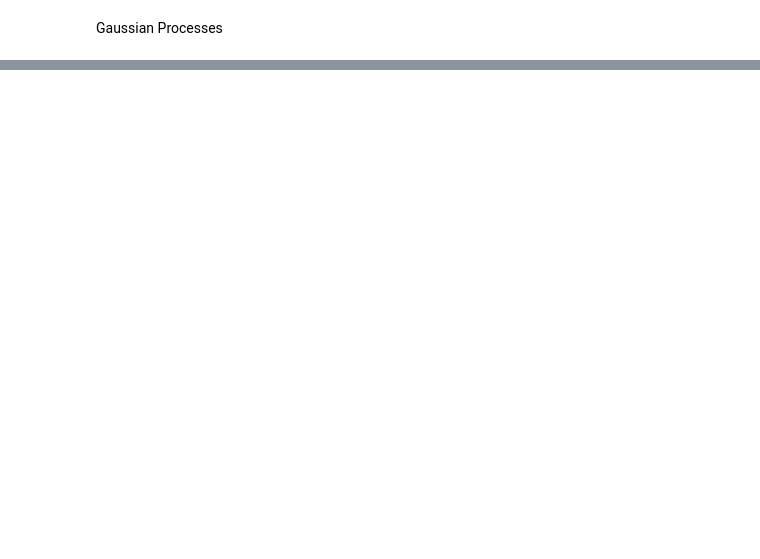
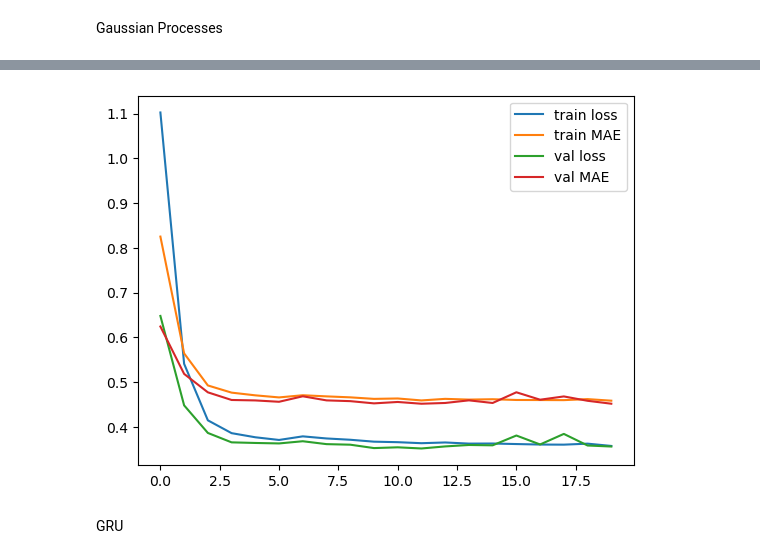
Before and after one commit to Marc-CC/Teen-Obesity-predictor-App, a Jupyter notebook: ML_models_tfm.ipynb, the cells around one changed output, grey strips where cells are left out. Drawn from its saved outputs; the diff is of its cells as text; code cells hidden in the pictures; blank space fills up the shorter version.

```diff
--- a/ML_models_tfm.ipynb
+++ b/ML_models_tfm.ipynb
@@ -744,0 +835,15 @@ Gaussian Processes
+# %%
+reduced_LSTM_xtrain = lstm_preprocess(reduced_xtrain, LSTM_measure_cols, ["sex_Female", "sex_Male"], "stratify")
+reduced_LSTM_xtest = lstm_preprocess(reduced_xtest, LSTM_measure_cols, ["sex_Female", "sex_Male"], "stratify")
+# %%
+reduced_lstm_xtrain = np.nan_to_num(reduced_LSTM_xtrain, nan=999.0)
+reduced_lstm_xtest = np.nan_to_num(reduced_LSTM_xtest, nan=999.0)
+# %%
+reduced_lstm_model = tf.keras.models.Sequential()
+reduced_lstm_model.add(tf.keras.layers.Input(shape=(12, 4)))
+reduced_lstm_model.add(tf.keras.layers.Masking(mask_value=999.0))
+reduced_lstm_model.add(tf.keras.layers.LSTM(64))
+reduced_lstm_model.add(tf.keras.layers.Dense(1, activation='linear'))
+reduced_lstm_model.compile(optimizer='adam', loss='mse', metrics=['mae'])
+# %%
+Reduced_lstm_model = reduced_lstm_model.fit(reduced_lstm_xtrain, reduced_ytrain, epochs=20, batch_size=32, validation_split = 0.2)
@@ -744,0 +868,11 @@ Gaussian Processes
+# %%
+plt.plot(Reduced_lstm_model.history['loss'], label='train loss')
+plt.plot(Reduced_lstm_model.history['mae'], label='train MAE')
+plt.plot(Reduced_lstm_model.history['val_loss'], label='val loss')
+plt.plot(Reduced_lstm_model.history['val_mae'], label='val MAE')
+plt.legend()
+plt.show()
+# %% [output]
+[figure, added]
+# %% [markdown]
+GRU
```
Also changed, not shown: parts of 72 cells of this notebook, 1 other file.
